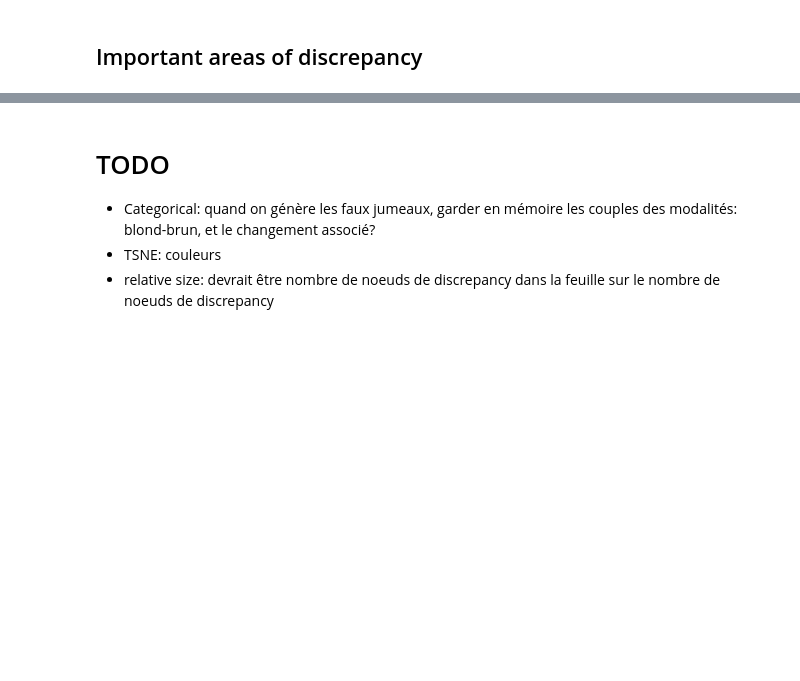
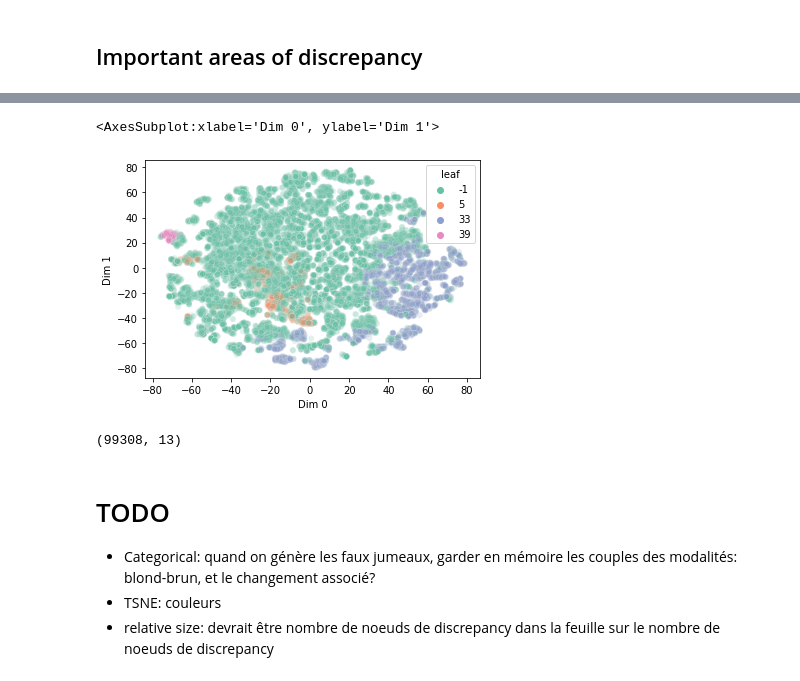
Before and after one commit to axa-rev-research/discrepancies-in-machine-learning, a Jupyter notebook: notebooks/Usecase-FAcct.ipynb, the cells around one changed output, grey strips where cells are left out. Drawn from its saved outputs; the diff is of its cells as text; code cells hidden in the pictures; blank space fills up the shorter version.

```diff
--- a/notebooks/Usecase-FAcct.ipynb
+++ b/notebooks/Usecase-FAcct.ipynb
@@ -137,3 +143,12 @@ plt.tight_layout()
+# %%
+sns.scatterplot(x="Dim 0", y="Dim 1", data=tsne, hue="leaf", palette="Set2", alpha=0.1)#, c=[colors[i] for i in leaves_data_rearr.values])
+# %% [output]
+<AxesSubplot:xlabel='Dim 0', ylabel='Dim 1'>
+[figure, added]
+# %%
+gda.disc_nodes_dataset.shape
+# %% [output]
+(99308, 13)
 # %% [markdown]
 # TODO
 - Categorical: quand on génère les faux jumeaux, garder en mémoire les couples des modalités: blond-brun, et le changement associé?
```
Also changed, not shown: parts of 10 cells of this notebook, 13 other files.
